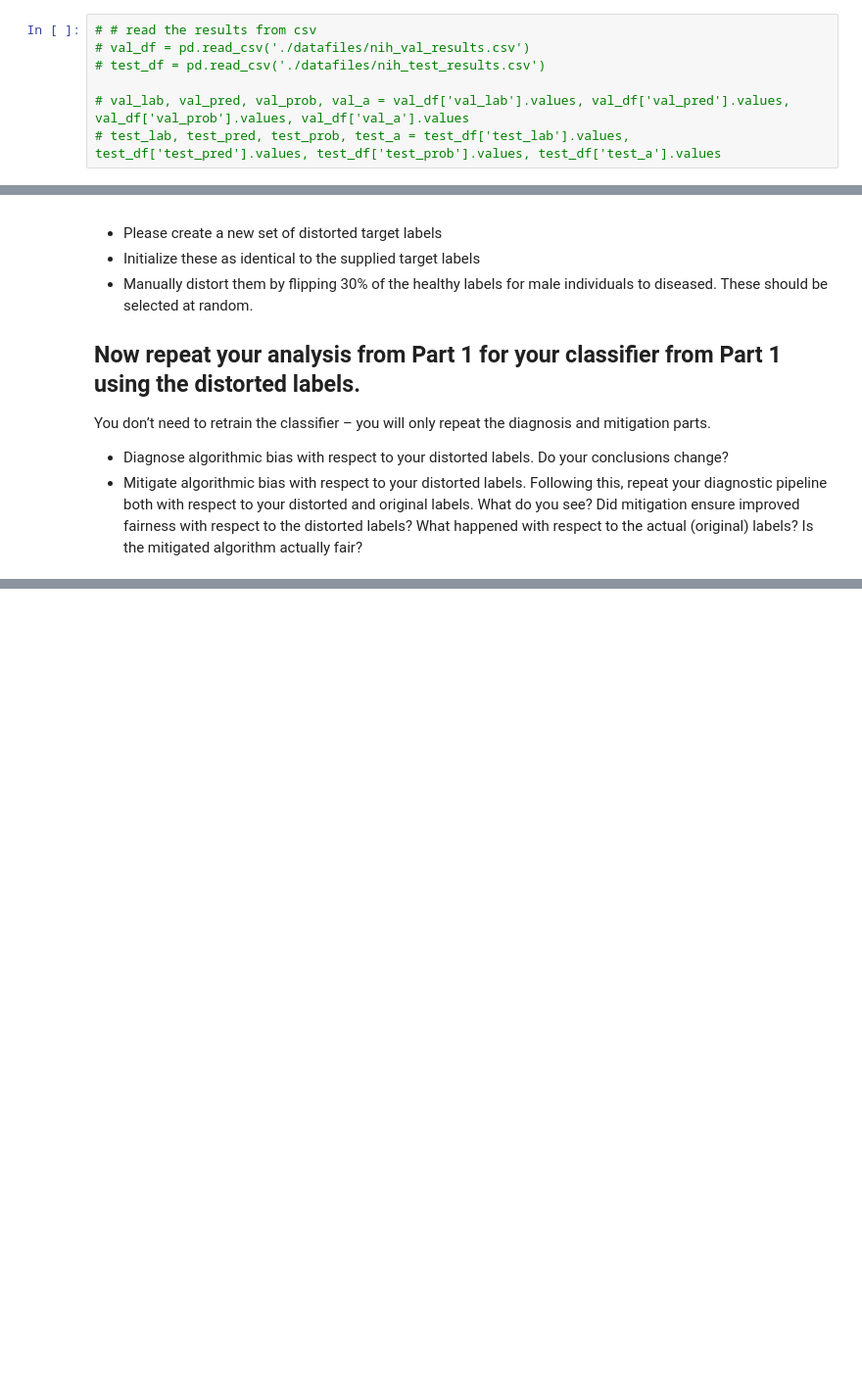
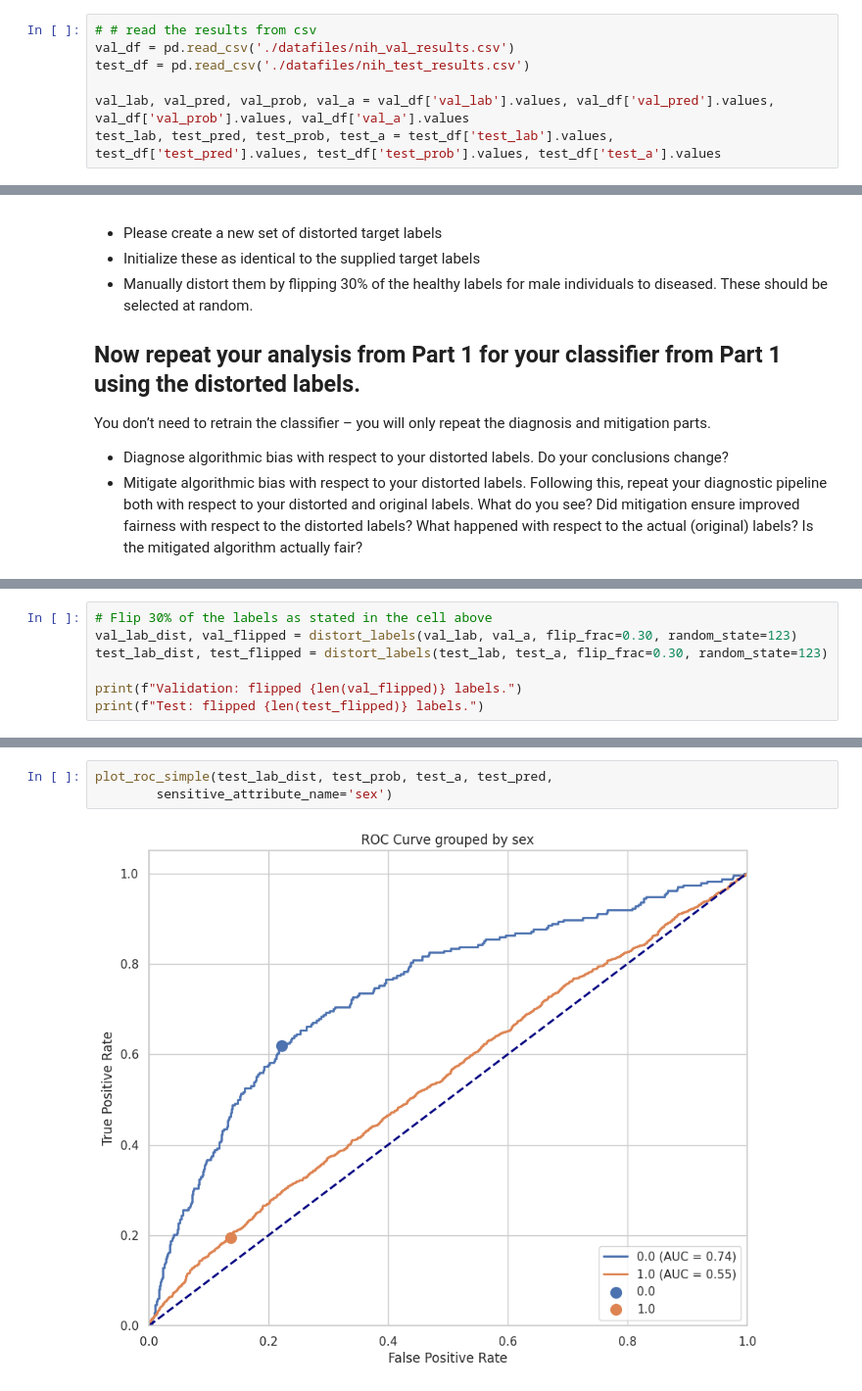
Before and after one commit to dedelstein/RAI_fairness_exercise, a Jupyter notebook: exercise.ipynb, the cells around one changed output, grey strips where cells are left out. Shown at 98% size. Saved outputs shown, nothing was run; the diff lists cells and outputs as text; blank space fills up the shorter version.

Commit message:
add label distorsion and topics

```diff
--- a/exercise.ipynb
+++ b/exercise.ipynb
@@ -250,11 +247,11 @@ val_loss=1.2348 val_acc=0.8092 val_auroc=0.7726
 If predicting on the validation/test set takes too long, you can simply load the pre-saved results directly from the CSV file. Note that if you use your own model, the results will differ from mine.
 # %%
 # # read the results from csv
-# val_df = pd.read_csv('./datafiles/nih_val_results.csv')
-# test_df = pd.read_csv('./datafiles/nih_test_results.csv')
+val_df = pd.read_csv('./datafiles/nih_val_results.csv')
+test_df = pd.read_csv('./datafiles/nih_test_results.csv')
 
-# val_lab, val_pred, val_prob, val_a = val_df['val_lab'].values, val_df['val_pred'].values, val_df['val_prob'].values, val_df['val_a'].values
-# test_lab, test_pred, test_prob, test_a = test_df['test_lab'].values, test_df['test_pred'].values, test_df['test_prob'].values, test_df['test_a'].values
+val_lab, val_pred, val_prob, val_a = val_df['val_lab'].values, val_df['val_pred'].values, val_df['val_prob'].values, val_df['val_a'].values
+test_lab, test_pred, test_prob, test_a = test_df['test_lab'].values, test_df['test_pred'].values, test_df['test_prob'].values, test_df['test_a'].values
 # %% [markdown]
 ### Assess fairness using Fairlearn
 #### A simple example first
@@ -583,0 +619,7 @@ You don’t need to retrain the classifier – you will only repeat the diagnosi
+# %%
+# Flip 30% of the labels as stated in the cell above
+val_lab_dist, val_flipped = distort_labels(val_lab, val_a, flip_frac=0.30, random_state=123)
+test_lab_dist, test_flipped = distort_labels(test_lab, test_a, flip_frac=0.30, random_state=123)
+
+print(f"Validation: flipped {len(val_flipped)} labels.")
+print(f"Test: flipped {len(test_flipped)} labels.")
@@ -584,2 +671,7 @@ You don’t need to retrain the classifier – you will only repeat the diagnosi
+# %%
+plot_roc_simple(test_lab_dist, test_prob, test_a, test_pred,
+        sensitive_attribute_name='sex')
+# %% [output]
+[figure, added]
 # %% [markdown]
 ![](./support4notebook/dataset.jpg)
```
Also changed, not shown: parts of 6 cells of this notebook, 1 other file.
